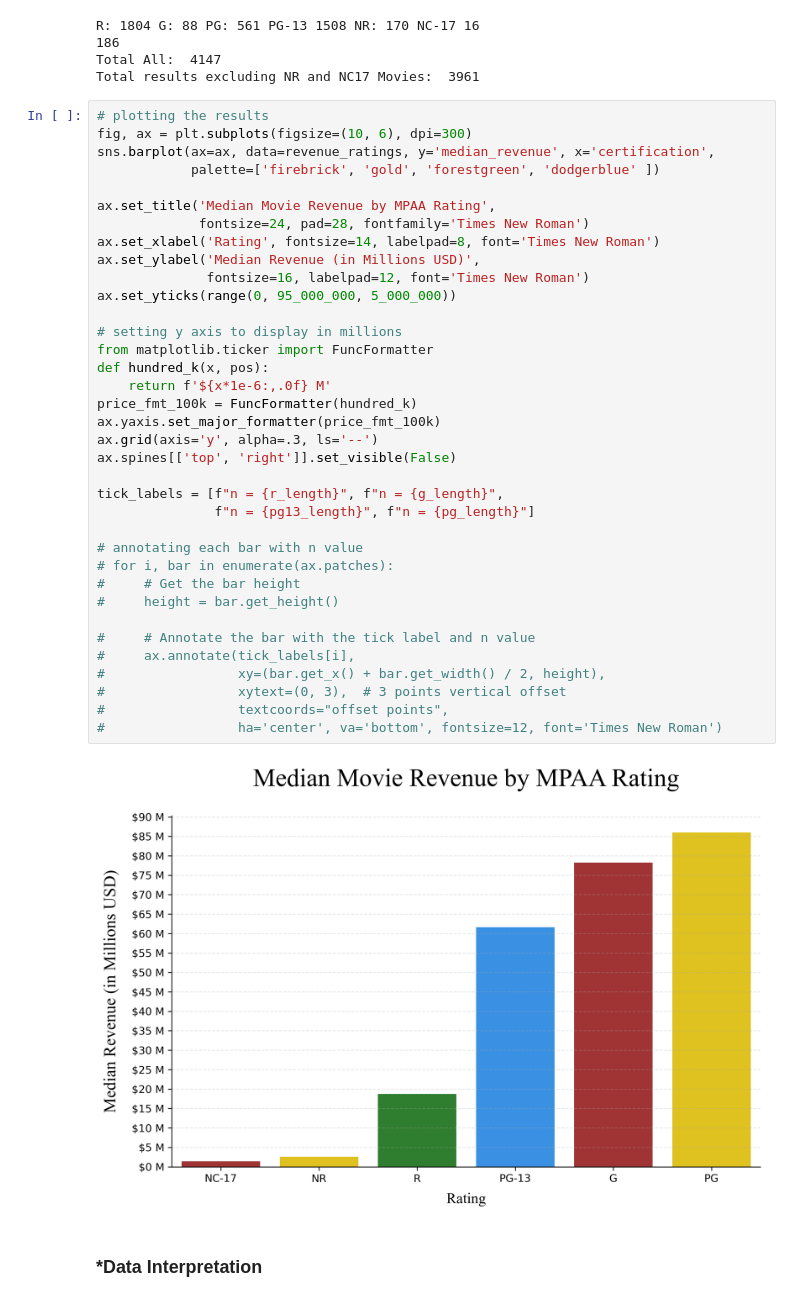
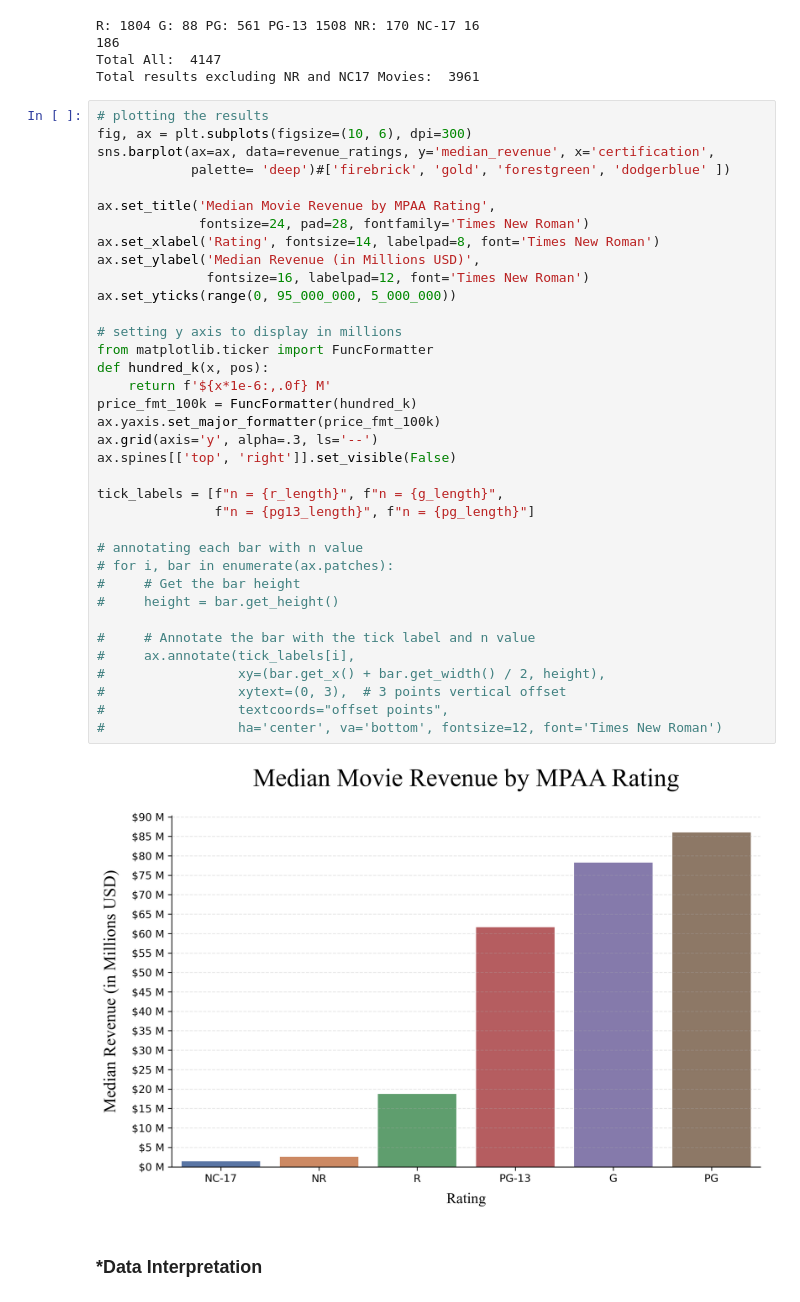
Before and after one commit to CRPeace/Movie_Data_API_Stats_Analysis, a Jupyter notebook: C.Peace_Movie_Analysis_Part_4-Hypothesis-Testing.ipynb, the cells around one changed output. Saved outputs shown, nothing was run; the diff lists cells and outputs as text.

Commit message:
alter analysis, clean charts

```diff
--- a/C.Peace_Movie_Analysis_Part_4-Hypothesis-Testing.ipynb
+++ b/C.Peace_Movie_Analysis_Part_4-Hypothesis-Testing.ipynb
@@ -544,40 +544,40 @@ Total results excluding NR and NC17 Movies:  3961
 # plotting the results
 fig, ax = plt.subplots(figsize=(10, 6), dpi=300)
 sns.barplot(ax=ax, data=revenue_ratings, y='median_revenue', x='certification',
-            palette=['firebrick', 'gold', 'forestgreen', 'dodgerblue' ])
+            palette= 'deep')#['firebrick', 'gold', 'forestgreen', 'dodgerblue' ])
 
 ax.set_title('Median Movie Revenue by MPAA Rating',
              fontsize=24, pad=28, fontfamily='Times New Roman')
 ax.set_xlabel('Rating', fontsize=14, labelpad=8, font='Times New Roman')
 ax.set_ylabel('Median Revenue (in Millions USD)',
               fontsize=16, labelpad=12, font='Times New Roman')
 ax.set_yticks(range(0, 95_000_000, 5_000_000))
 
 # setting y axis to display in millions
 from matplotlib.ticker import FuncFormatter
 def hundred_k(x, pos):
     return f'${x*1e-6:,.0f} M'
 price_fmt_100k = FuncFormatter(hundred_k)
 ax.yaxis.set_major_formatter(price_fmt_100k)
 ax.grid(axis='y', alpha=.3, ls='--')
 ax.spines[['top', 'right']].set_visible(False)
 
 tick_labels = [f"n = {r_length}", f"n = {g_length}",
                f"n = {pg13_length}", f"n = {pg_length}"]
 
 # annotating each bar with n value
 # for i, bar in enumerate(ax.patches):
 #     # Get the bar height
 #     height = bar.get_height()
 
 #     # Annotate the bar with the tick label and n value
 #     ax.annotate(tick_labels[i],
 #                 xy=(bar.get_x() + bar.get_width() / 2, height),
 #                 xytext=(0, 3),  # 3 points vertical offset
 #                 textcoords="offset points",
 #                 ha='center', va='bottom', fontsize=12, font='Times New Roman')
 # %% [output]
-[figure, old version]
+[figure, new version]
 # %% [markdown]
 ### ***Data Interpretation**
 # %% [markdown]
```
Also changed, not shown: parts of 13 cells of this notebook, 1 other file.
